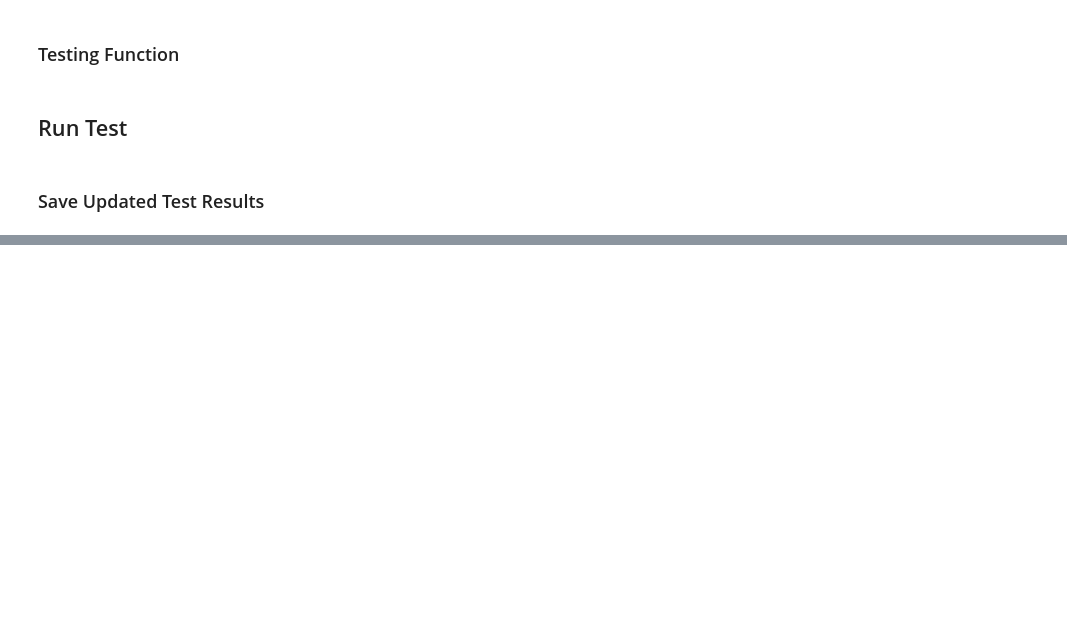
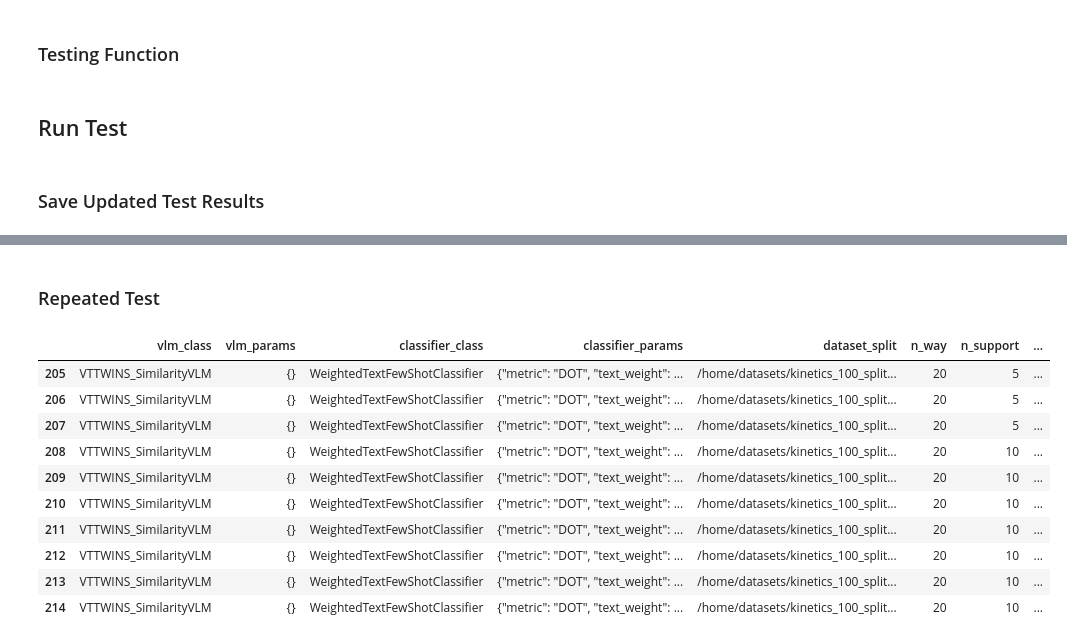
Before and after one commit to zanedurante/vlm_benchmark, a Jupyter notebook: few_shot_tester.ipynb, the cells around one changed output, grey strips where cells are left out. Saved outputs shown, nothing was run; the diff lists cells and outputs as text; code cells hidden in the pictures; blank space fills up the shorter version.

Commit message:
Initial Few-Shot Tests

```diff
--- a/few_shot_tester.ipynb
+++ b/few_shot_tester.ipynb
@@ -104,7 +113,7 @@ def few_shot_test(classifier: FewShotClassifier, dataset_split_path: str,
 
     correct_predictions = 0
     total_queries = 0
-    for vid_paths, category_names in tqdm(dataset):
+    for vid_paths, category_names in tqdm(dataset, leave=False):
 
         query_vid_paths = vid_paths[:, n_support:]
         if n_support > 0:
@@ -172,0 +191,35 @@ test_results
+# %% [markdown]
+### Repeated Test
+# %%
+from classifier.WeightedTextFewShotClassifier import WeightedTextFewShotClassifier
+
+N_WAY_LIST = [5, 10, 20]
+N_SUPPORT_LIST = [0, 1, 2, 5, 10]
+TEXT_WEIGHT_LIST = [0.1, 0.5, 1, 2, 5, 10, 20]
+
+# Dynamically display most recent test results
+disp = display(display_id=True)
+disp.update(test_results.tail(10))
+
+param_list = list(itertools.product(N_WAY_LIST, N_SUPPORT_LIST, TEXT_WEIGHT_LIST))
+param_list = list(filter(lambda x: not (x[1] == 0 and x[2] != 1), param_list)) # Remove repeated zero-shot tests with different text_weights
+
+for n_way, n_support, text_weight in tqdm(param_list):
+    classifier = WeightedTextFewShotClassifier(vlm, metric=None, text_weight=text_weight)
+    collect_few_shot_test_results(test_results,
+                                    classifier, DATASET_SPLIT_PATH,
+                                    n_way=n_way, n_support=n_support, n_query=N_QUERY, n_episodes=N_EPISODES)
+    test_results.to_csv(TEST_RESULTS_PATH, index=False)
+    disp.update(test_results.tail(10))
+# %% [output]
+|  | vlm_class | vlm_params | classifier_class | classifier_params | dataset_split | n_way | n_support | ... |
+| 205 | VTTWINS_SimilarityVLM | {} | WeightedTextFewShotClassifier | {"metric": "DOT", "text_weight": ... | /home/datasets/kinetics_100_split... | 20 | 5 | ... |
+| 206 | VTTWINS_SimilarityVLM | {} | WeightedTextFewShotClassifier | {"metric": "DOT", "text_weight": ... | /home/datasets/kinetics_100_split... | 20 | 5 | ... |
+| 207 | VTTWINS_SimilarityVLM | {} | WeightedTextFewShotClassifier | {"metric": "DOT", "text_weight": ... | /home/datasets/kinetics_100_split... | 20 | 5 | ... |
+| 208 | VTTWINS_SimilarityVLM | {} | WeightedTextFewShotClassifier | {"metric": "DOT", "text_weight": ... | /home/datasets/kinetics_100_split... | 20 | 10 | ... |
+| 209 | VTTWINS_SimilarityVLM | {} | WeightedTextFewShotClassifier | {"metric": "DOT", "text_weight": ... | /home/datasets/kinetics_100_split... | 20 | 10 | ... |
+| 210 | VTTWINS_SimilarityVLM | {} | WeightedTextFewShotClassifier | {"metric": "DOT", "text_weight": ... | /home/datasets/kinetics_100_split... | 20 | 10 | ... |
+| 211 | VTTWINS_SimilarityVLM | {} | WeightedTextFewShotClassifier | {"metric": "DOT", "text_weight": ... | /home/datasets/kinetics_100_split... | 20 | 10 | ... |
+| 212 | VTTWINS_SimilarityVLM | {} | WeightedTextFewShotClassifier | {"metric": "DOT", "text_weight": ... | /home/datasets/kinetics_100_split... | 20 | 10 | ... |
+| 213 | VTTWINS_SimilarityVLM | {} | WeightedTextFewShotClassifier | {"metric": "DOT", "text_weight": ... | /home/datasets/kinetics_100_split... | 20 | 10 | ... |
+| 214 | VTTWINS_SimilarityVLM | {} | WeightedTextFewShotClassifier | {"metric": "DOT", "text_weight": ... | /home/datasets/kinetics_100_split... | 20 | 10 | ... |
```
Also changed, not shown: parts of 4 cells of this notebook, 1 other file.
